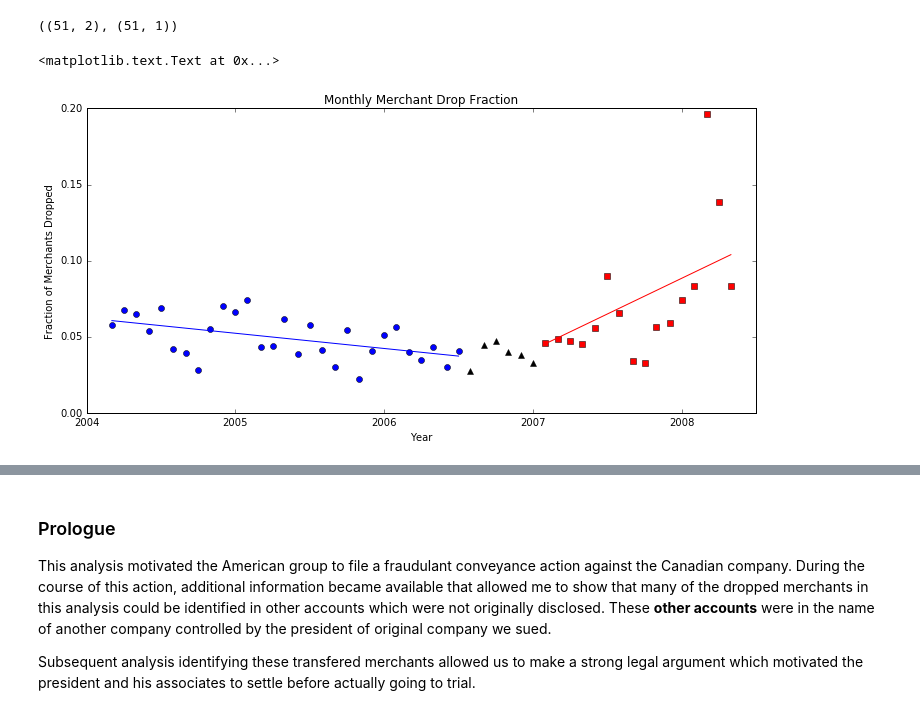
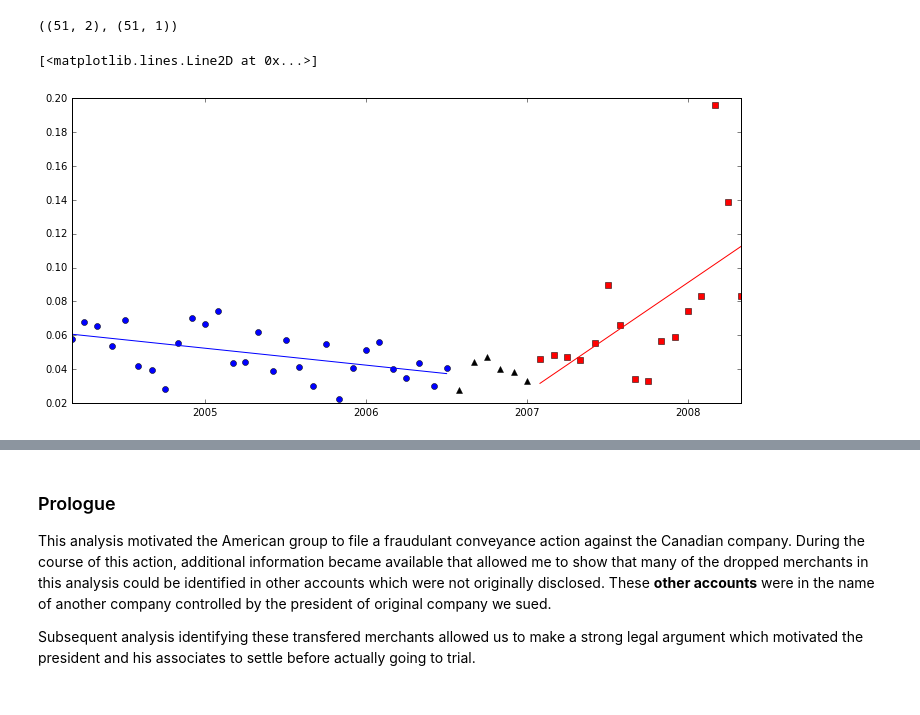
Before and after one commit to MichaelSzczepaniak/FraudulentConveyance, a Jupyter notebook: code/POS Merchants and Terminals Analysis.ipynb, the cells around one changed output, grey strips where cells are left out. Cells and saved outputs as stored; diff of their text form; code cells hidden in the pictures.

Commit message:
POS Merchants and Terminals Analysis.ipynb - fix regression analysis of post-legal period, start stat inference of regression slopes

```diff
--- a/code/POS Merchants and Terminals Analysis.ipynb
+++ b/code/POS Merchants and Terminals Analysis.ipynb
@@ -822,33 +822,39 @@ def train(X, T):
 def use(x, w):
     return np.dot(x, w)
 
-pre_legal_weights = train(X1[0:29], T[0:29])
-post_legal_weights = train(X1[29:], T[29:])
-pre_legal_reg = use(X1[0:29], pre_legal_weights)
-post_legal_reg = use(X1[29:], post_legal_weights)
+pre_legal_weights = train(X1[0:29,:], T[0:29,:])  # w0 (intercept), w1 (slope)
+#X1[0:29,:], T[0:29,:]
+post_legal_weights = train(X1[-16:,:], T[-16:,:])
+#X1[-16:].shape, T[-16:].shape
+pre_legal_reg = use(X1[0:29,:], pre_legal_weights)
+post_legal_reg = use(X1[-16:,:], post_legal_weights)
 y_reg = np.vstack((pre_legal_reg, post_legal_reg))
 # %%
 d1 = data.loc[1:29, ('yearFrac', 'merchantCount', 'merchant_drop_rate')]
 d2 = data.loc[30:35, ('yearFrac', 'merchantCount', 'merchant_drop_rate')]
 d3 = data.loc[36:, ('yearFrac', 'merchantCount', 'merchant_drop_rate')]
 d4 = y_reg
+
+#d1.shape, d2.shape, d3.shape, d4.shape
+
 plt.figure(1, figsize=(width, height))
 plt.subplot(2, 1, 2)
 plt.xticks(np.arange(2004, 2008.5, 1.0))
 ax = plt.gca()
 x_formatter = mp.ticker.ScalarFormatter(useOffset=False)
 ax.xaxis.set_major_formatter(x_formatter)
 
 plt.plot(d1['yearFrac'], d1['merchant_drop_rate'], 'bo')
 plt.plot(d2['yearFrac'], d2['merchant_drop_rate'], 'k^')
 plt.plot(d3['yearFrac'], d3['merchant_drop_rate'], 'rs')
 plt.plot(d1['yearFrac'], d4[:29], 'b')
-plt.plot(d3['yearFrac'], d4[-16:], 'r')
-plt.xlim([2004,2008.5])
-plt.ylim([0, 0.2])
-plt.xlabel("Year")
-plt.ylabel("Fraction of Merchants Dropped")
-plt.title("Monthly Merchant Drop Fraction")
+plt.plot(d3['yearFrac'], d4[-16:,:], 'r')
+#d3['yearFrac'].shape, d4[-16:,:].shape
+#plt.xlim([2004,2008.5])
+#plt.ylim([0, 0.2])
+#plt.xlabel("Year")
+#plt.ylabel("Fraction of Merchants Dropped")
+#plt.title("Monthly Merchant Drop Fraction")
 # %% [output]
-<matplotlib.text.Text at 0x...>
+[<matplotlib.lines.Line2D at 0x...>]
-[figure, old version]
+[figure, new version]
```
Also changed, not shown: parts of 3 cells of this notebook.
